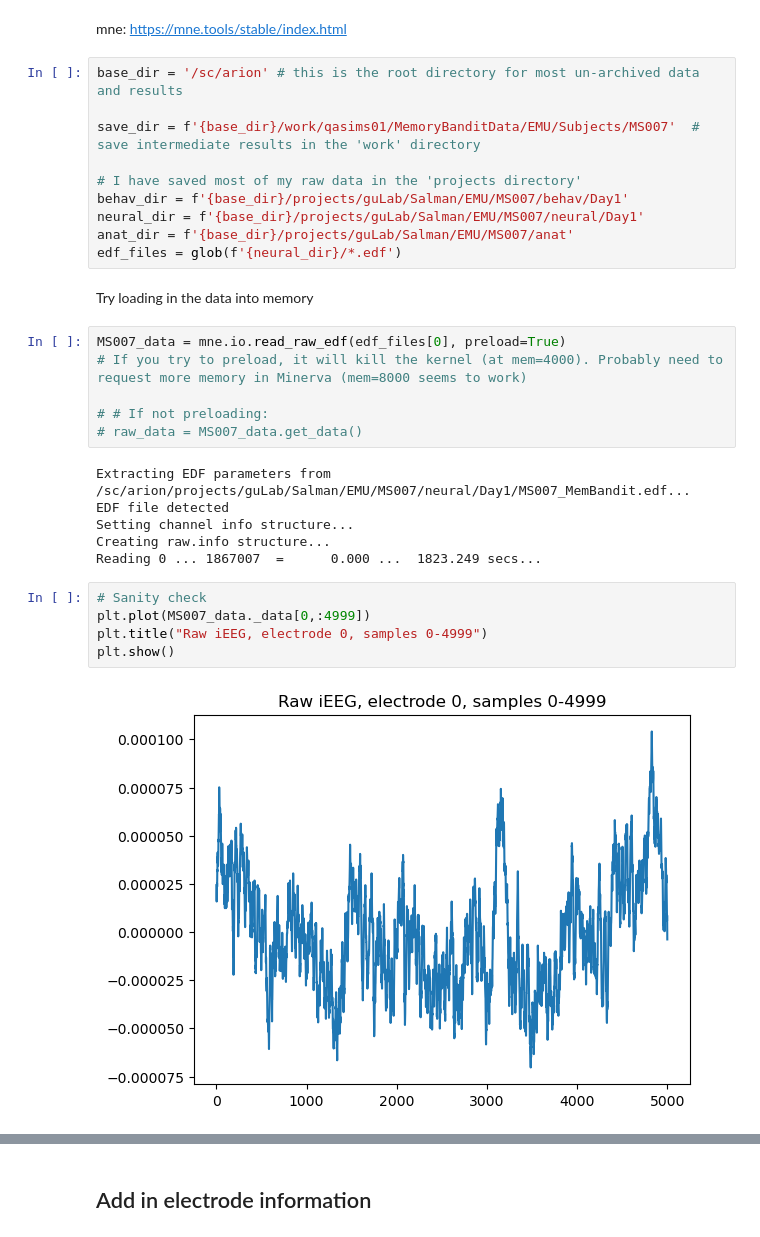
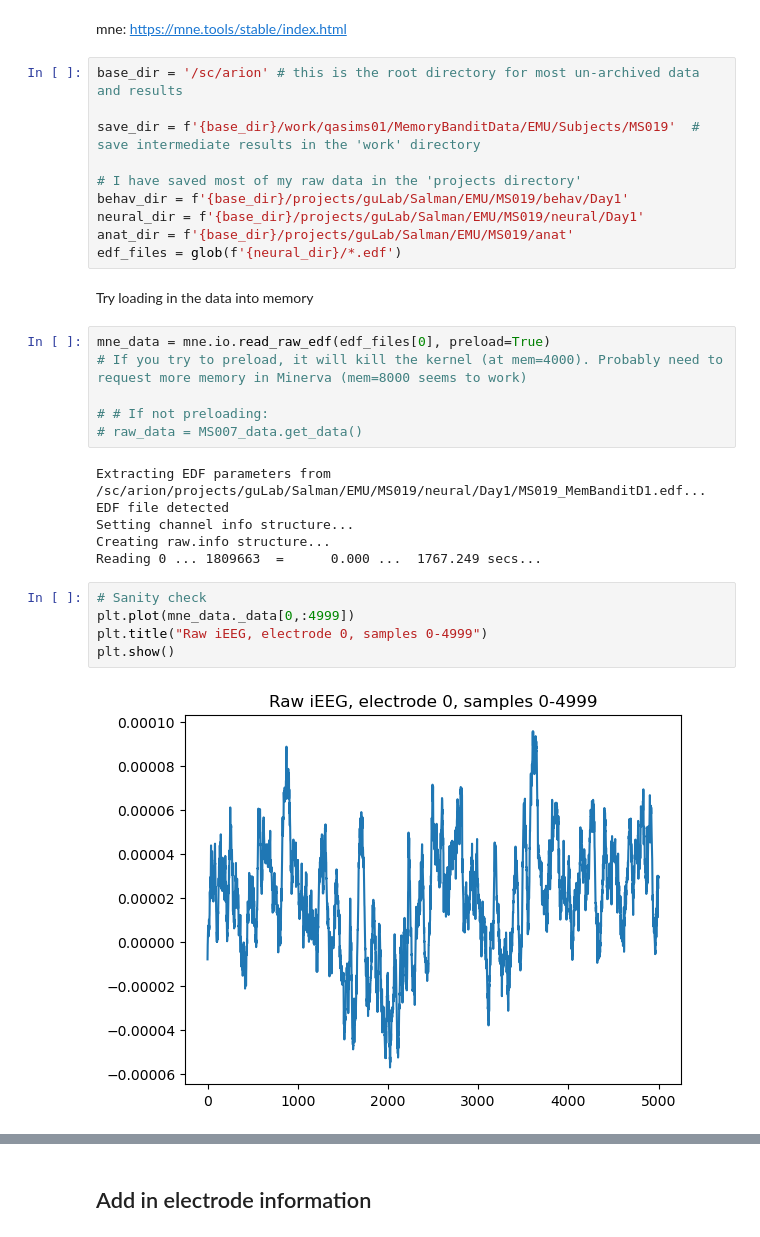
Before and after one commit to seqasim/LFPAnalysis, a Jupyter notebook: scripts/EDF_preprocessing_step_by_step.ipynb, the cells around one changed output, grey strips where cells are left out. Cells and saved outputs as stored; diff of their text form.

```diff
--- a/scripts/EDF_preprocessing_step_by_step.ipynb
+++ b/scripts/EDF_preprocessing_step_by_step.ipynb
@@ -45,31 +45,31 @@ mne: https://mne.tools/stable/index.html
 # %%
 base_dir = '/sc/arion' # this is the root directory for most un-archived data and results
 
-save_dir = f'{base_dir}/work/qasims01/MemoryBanditData/EMU/Subjects/MS007'  # save intermediate results in the 'work' directory
+save_dir = f'{base_dir}/work/qasims01/MemoryBanditData/EMU/Subjects/MS019'  # save intermediate results in the 'work' directory
 
 # I have saved most of my raw data in the 'projects directory'
-behav_dir = f'{base_dir}/projects/guLab/Salman/EMU/MS007/behav/Day1'
-neural_dir = f'{base_dir}/projects/guLab/Salman/EMU/MS007/neural/Day1'
-anat_dir = f'{base_dir}/projects/guLab/Salman/EMU/MS007/anat'
+behav_dir = f'{base_dir}/projects/guLab/Salman/EMU/MS019/behav/Day1'
+neural_dir = f'{base_dir}/projects/guLab/Salman/EMU/MS019/neural/Day1'
+anat_dir = f'{base_dir}/projects/guLab/Salman/EMU/MS019/anat'
 edf_files = glob(f'{neural_dir}/*.edf')
 # %% [markdown]
 Try loading in the data into memory
 # %%
-MS007_data = mne.io.read_raw_edf(edf_files[0], preload=True)
+mne_data = mne.io.read_raw_edf(edf_files[0], preload=True)
 # If you try to preload, it will kill the kernel (at mem=4000). Probably need to request more memory in Minerva (mem=8000 seems to work)
 
 # # If not preloading:
 # raw_data = MS007_data.get_data()
 # %% [output]
-Extracting EDF parameters from /sc/arion/projects/guLab/Salman/EMU/MS007/neural/Day1/MS007_MemBandit.edf...
+Extracting EDF parameters from /sc/arion/projects/guLab/Salman/EMU/MS019/neural/Day1/MS019_MemBanditD1.edf...
 EDF file detected
 Setting channel info structure...
 Creating raw.info structure...
-Reading 0 ... 1867007  =      0.000 ...  1823.249 secs...
+Reading 0 ... 1809663  =      0.000 ...  1767.249 secs...
 # %%
 # Sanity check
-plt.plot(MS007_data._data[0,:4999])
+plt.plot(mne_data._data[0,:4999])
 plt.title("Raw iEEG, electrode 0, samples 0-4999")
 plt.show()
 # %% [output]
-[figure, old version]
+[figure, new version]
```
Also changed, not shown: parts of 2 cells of this notebook, 2 other files.
